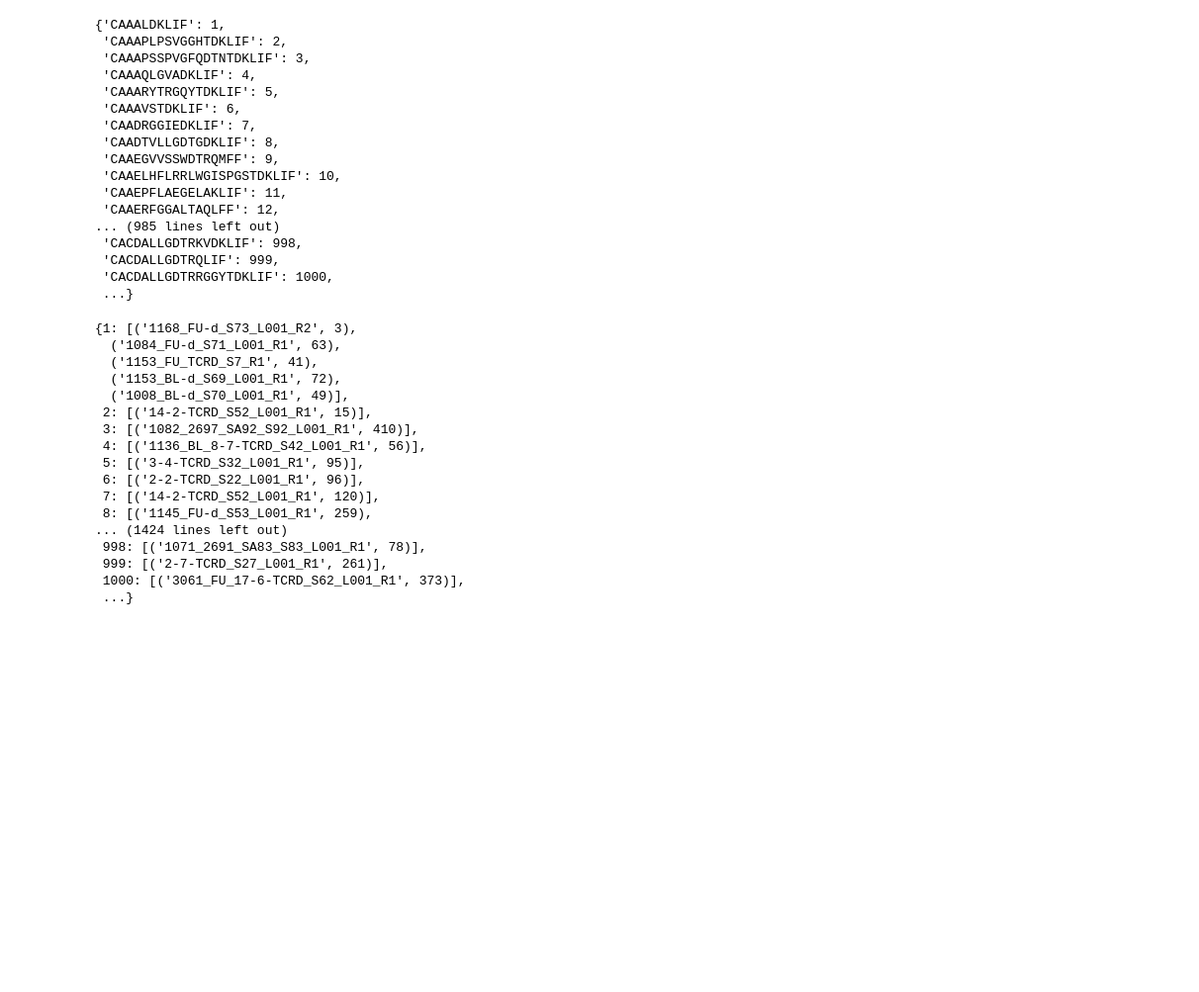
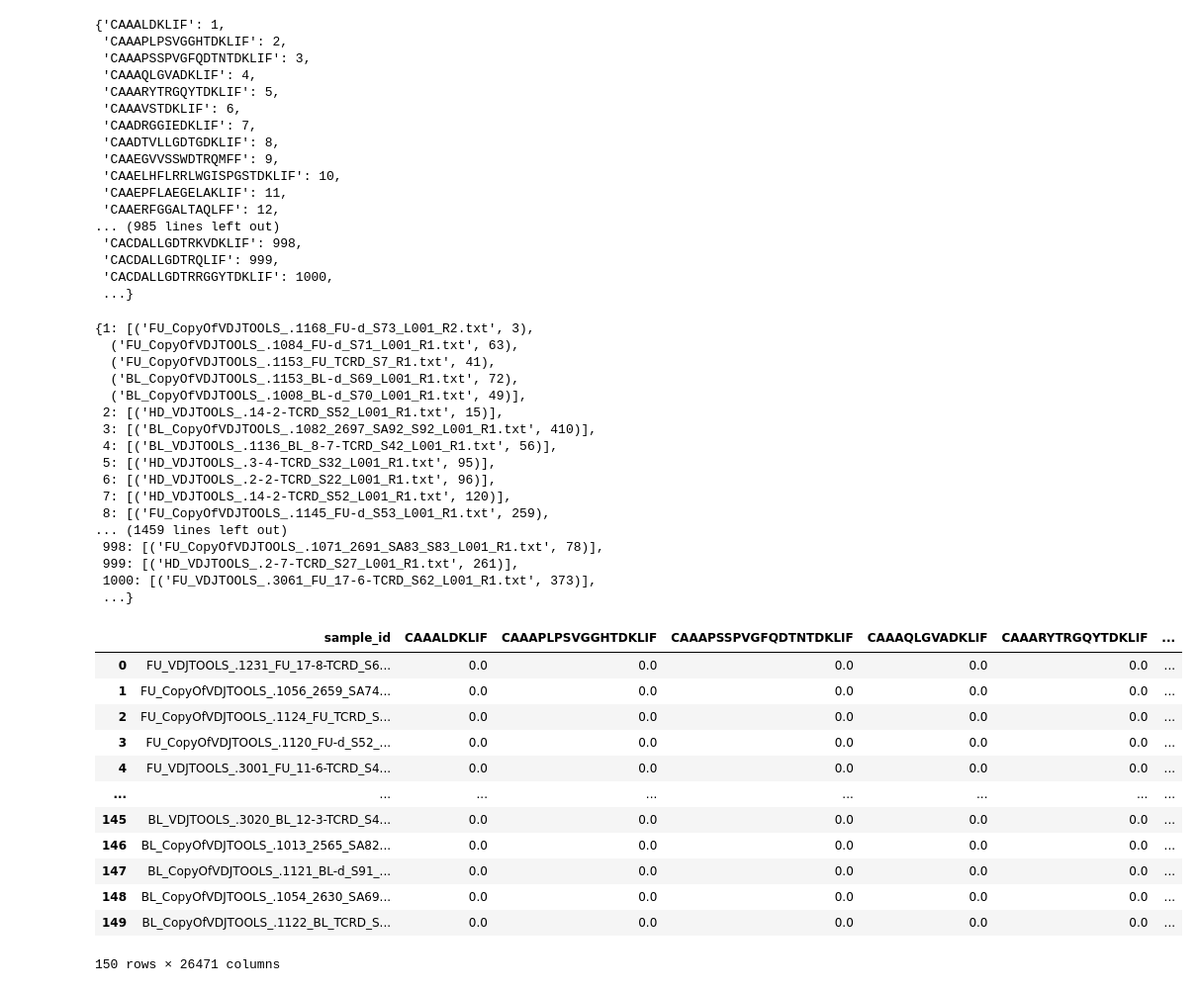
Before and after one commit to donEnno/gdTCR, a Jupyter notebook: main.ipynb, the cells around one changed output. Shown: that part at 99% size. Saved outputs shown, nothing was run; the diff lists cells and outputs as text; code cells hidden in the pictures; blank space fills up the shorter version.

```diff
--- a/main.ipynb
+++ b/main.ipynb
@@ -24,12 +37,18 @@ for group in groups:
     temp_dir = os.path.join(seq_data_root, group)
 
     for file in os.listdir(temp_dir):
-        sample_id = file.split('.')[1]
+        # sample_id = file.split('.')[1]
         temp_df = pd.read_csv(os.path.join(temp_dir, file), delimiter='\t')
-        temp_df['sample'] = sample_id
+        temp_df['sample'] = file
         data = data.append(temp_df, ignore_index=True)
 
-        sequences = list(zip(temp_df['cdr3aa'], temp_df['count']))
-        temp_voc = pd.DataFrame({'sample_id': sample_id, 'seq': [sequences]})
+        seq_count = list(zip(temp_df['cdr3aa'], temp_df['count']))
+
+        sequences = []
+
+        for seq, count in seq_count:
+            sequences.extend([seq] * count)
+
+        temp_voc = pd.DataFrame({'sample_id': file, 'seq': [sequences]})
         voc_data = voc_data.append(temp_voc, ignore_index=True)
 # %%
@@ -117,20 +110,44 @@ for word, item_id in word_dict.items():
 # %%
 inverted_idx
 # %% [output]
-{1: [('1168_FU-d_S73_L001_R2', 3),
-  ('1084_FU-d_S71_L001_R1', 63),
-  ('1153_FU_TCRD_S7_R1', 41),
-  ('1153_BL-d_S69_L001_R1', 72),
-  ('1008_BL-d_S70_L001_R1', 49)],
- 2: [('14-2-TCRD_S52_L001_R1', 15)],
- 3: [('1082_2697_SA92_S92_L001_R1', 410)],
- 4: [('1136_BL_8-7-TCRD_S42_L001_R1', 56)],
- 5: [('3-4-TCRD_S32_L001_R1', 95)],
- 6: [('2-2-TCRD_S22_L001_R1', 96)],
- 7: [('14-2-TCRD_S52_L001_R1', 120)],
- 8: [('1145_FU-d_S53_L001_R1', 259),
-... (1424 lines left out)
- 998: [('1071_2691_SA83_S83_L001_R1', 78)],
- 999: [('2-7-TCRD_S27_L001_R1', 261)],
- 1000: [('3061_FU_17-6-TCRD_S62_L001_R1', 373)],
+{1: [('FU_CopyOfVDJTOOLS_.1168_FU-d_S73_L001_R2.txt', 3),
+  ('FU_CopyOfVDJTOOLS_.1084_FU-d_S71_L001_R1.txt', 63),
+  ('FU_CopyOfVDJTOOLS_.1153_FU_TCRD_S7_R1.txt', 41),
+  ('BL_CopyOfVDJTOOLS_.1153_BL-d_S69_L001_R1.txt', 72),
+  ('BL_CopyOfVDJTOOLS_.1008_BL-d_S70_L001_R1.txt', 49)],
+ 2: [('HD_VDJTOOLS_.14-2-TCRD_S52_L001_R1.txt', 15)],
+ 3: [('BL_CopyOfVDJTOOLS_.1082_2697_SA92_S92_L001_R1.txt', 410)],
+ 4: [('BL_VDJTOOLS_.1136_BL_8-7-TCRD_S42_L001_R1.txt', 56)],
+ 5: [('HD_VDJTOOLS_.3-4-TCRD_S32_L001_R1.txt', 95)],
+ 6: [('HD_VDJTOOLS_.2-2-TCRD_S22_L001_R1.txt', 96)],
+ 7: [('HD_VDJTOOLS_.14-2-TCRD_S52_L001_R1.txt', 120)],
+ 8: [('FU_CopyOfVDJTOOLS_.1145_FU-d_S53_L001_R1.txt', 259),
+... (1459 lines left out)
+ 998: [('FU_CopyOfVDJTOOLS_.1071_2691_SA83_S83_L001_R1.txt', 78)],
+ 999: [('HD_VDJTOOLS_.2-7-TCRD_S27_L001_R1.txt', 261)],
+ 1000: [('FU_VDJTOOLS_.3061_FU_17-6-TCRD_S62_L001_R1.txt', 373)],
  ...}
+# %%
+tfidf = TfidfVectorizer(input='content', lowercase=False, tokenizer=lambda text: text)
+result = tfidf.fit_transform(voc_data.seq)
+dense_result = result.todense()
+tfidf_df = pd.DataFrame(dense_result,
+                        index=voc_data['sample_id'],
+                        columns=tfidf.get_feature_names_out())
+# %%
+tfidf_df = tfidf_df.reset_index()
+tfidf_df
+# %% [output]
+|  | sample_id | CAAALDKLIF | CAAAPLPSVGGHTDKLIF | CAAAPSSPVGFQDTNTDKLIF | CAAAQLGVADKLIF | CAAARYTRGQYTDKLIF | ... |
+| 0 | FU_VDJTOOLS_.1231_FU_17-8-TCRD_S6... | 0.0 | 0.0 | 0.0 | 0.0 | 0.0 | ... |
+| 1 | FU_CopyOfVDJTOOLS_.1056_2659_SA74... | 0.0 | 0.0 | 0.0 | 0.0 | 0.0 | ... |
+| 2 | FU_CopyOfVDJTOOLS_.1124_FU_TCRD_S... | 0.0 | 0.0 | 0.0 | 0.0 | 0.0 | ... |
+| 3 | FU_CopyOfVDJTOOLS_.1120_FU-d_S52_... | 0.0 | 0.0 | 0.0 | 0.0 | 0.0 | ... |
+| 4 | FU_VDJTOOLS_.3001_FU_11-6-TCRD_S4... | 0.0 | 0.0 | 0.0 | 0.0 | 0.0 | ... |
+| ... | ... | ... | ... | ... | ... | ... | ... |
+| 145 | BL_VDJTOOLS_.3020_BL_12-3-TCRD_S4... | 0.0 | 0.0 | 0.0 | 0.0 | 0.0 | ... |
+| 146 | BL_CopyOfVDJTOOLS_.1013_2565_SA82... | 0.0 | 0.0 | 0.0 | 0.0 | 0.0 | ... |
+| 147 | BL_CopyOfVDJTOOLS_.1121_BL-d_S91_... | 0.0 | 0.0 | 0.0 | 0.0 | 0.0 | ... |
+| 148 | BL_CopyOfVDJTOOLS_.1054_2630_SA69... | 0.0 | 0.0 | 0.0 | 0.0 | 0.0 | ... |
+| 149 | BL_CopyOfVDJTOOLS_.1122_BL_TCRD_S... | 0.0 | 0.0 | 0.0 | 0.0 | 0.0 | ... |
+150 rows × 26471 columns
```
Also changed, not shown: parts of 22 cells of this notebook.
